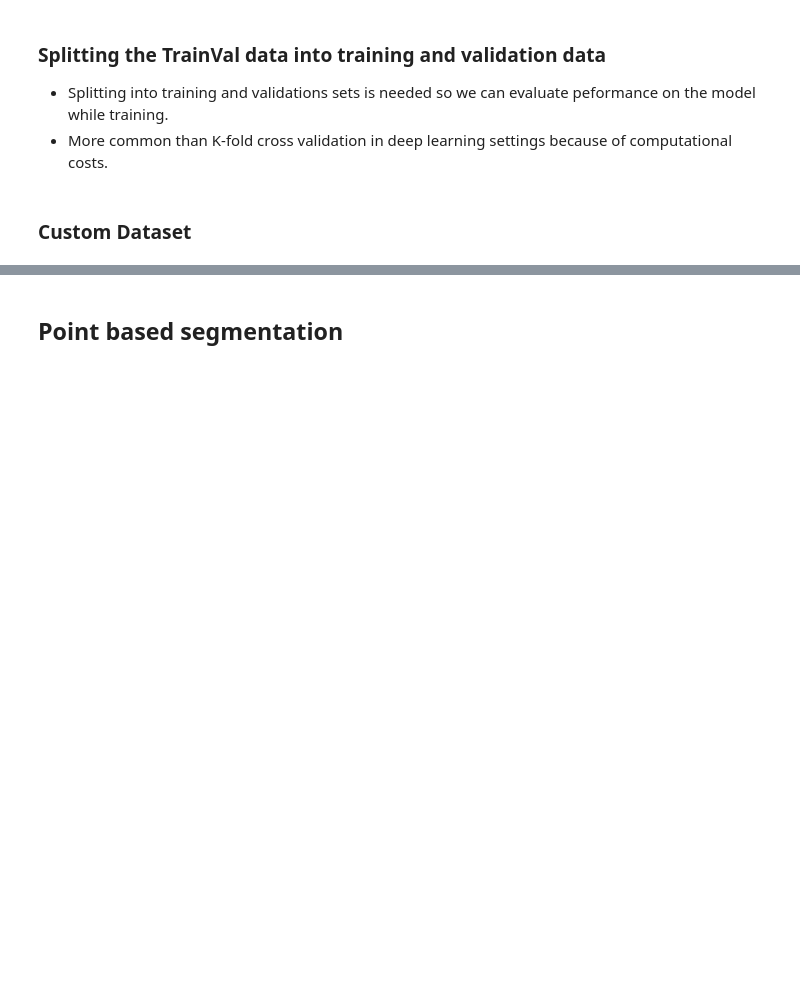
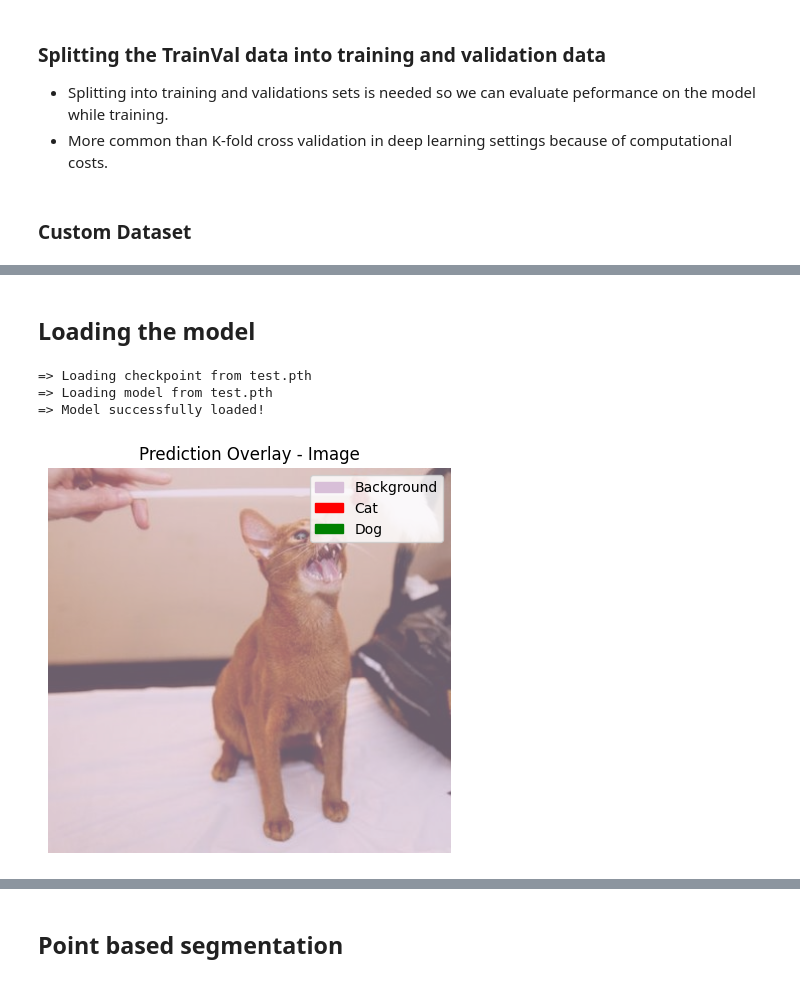
Before and after one commit to G30rg3ab/Computer-Vision-Project, a Jupyter notebook: playground.ipynb, the cells around one changed output, grey strips where cells are left out. Cells and saved outputs as stored; diff of their text form; code cells hidden in the pictures; blank space fills up the shorter version.

```diff
--- a/playground.ipynb
+++ b/playground.ipynb
@@ -68,0 +104,24 @@ Testing dataset has size 3694
+# %% [markdown]
+## Loading the model
+# %%
+# 1. Create an instance of the model (you do not have to retrain now)
+loaded_model = unet_model.UNET(in_channels=3, out_channels=3) # Creating another instance of the model
+
+# 2. Load the saved model weights from the test.pth file
+model_utils.load_checkpoint('test.pth', loaded_model)
+
+# 3. Now you have your trained model loaded in to loaded model
+
+## ALTERNATIVELY if you want to evaluate the model directly you can do this
+
+# 1. Create the ModelEval object
+eval = ModelEval(test_dataset, loaded_model, device = 'cpu')
+eval.load_model('test.pth') # this loads the trained model weights into the loaded model you passed into ModelEval
+eval.predict(1) # generate predicted mask image 1 from your trained model (automatically on the original scale of the image)
+eval.mean_IoU(progress_bar=True) # Calculate the Mean_IoU score for all images in the dataset
+eval.plot_prediction_overlay(1) # Plot predicted mask over the original image for image i in the test dataset
+# %% [output]
+=> Loading checkpoint from test.pth
+=> Loading model from test.pth
+=> Model successfully loaded!
+[figure, added]
```
Also changed, not shown: parts of 16 cells of this notebook.
